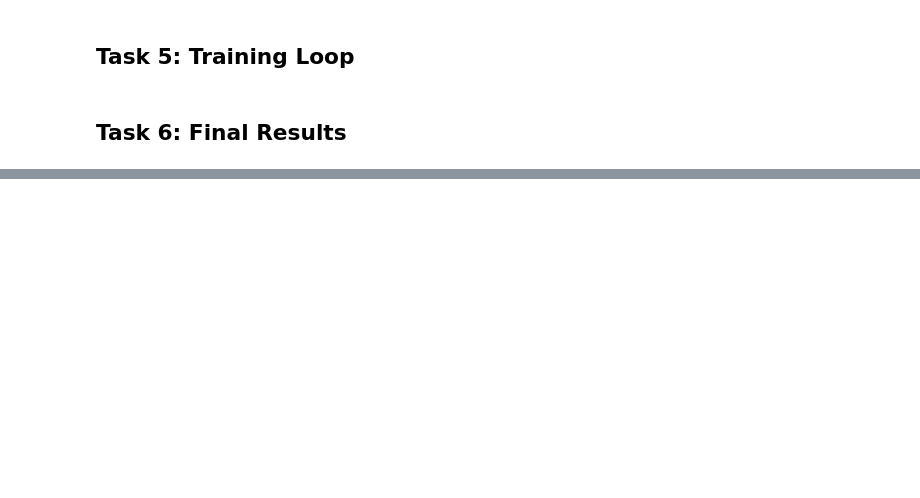
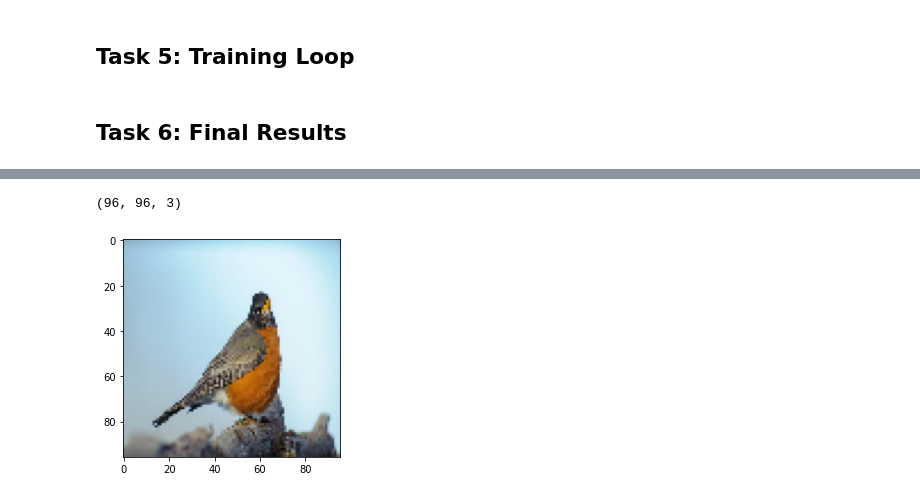
Before and after one commit to yash9904/CNN-Filter-Visualization, a Jupyter notebook: Visualizing Filters of a CNN.ipynb, the cells around one changed output, grey strips where cells are left out. Saved outputs shown, nothing was run; the diff lists cells and outputs as text; code cells hidden in the pictures; blank space fills up the shorter version.

```diff
--- a/Visualizing Filters of a CNN.ipynb
+++ b/Visualizing Filters of a CNN.ipynb
@@ -128,0 +141,5 @@ Iteration: 100, Loss: 763.5336
+# %%
+my_img = my_image("bird.jpg")
+# %% [output]
+(96, 96, 3)
+[figure, added]
```
Also changed, not shown: parts of 10 cells of this notebook.
